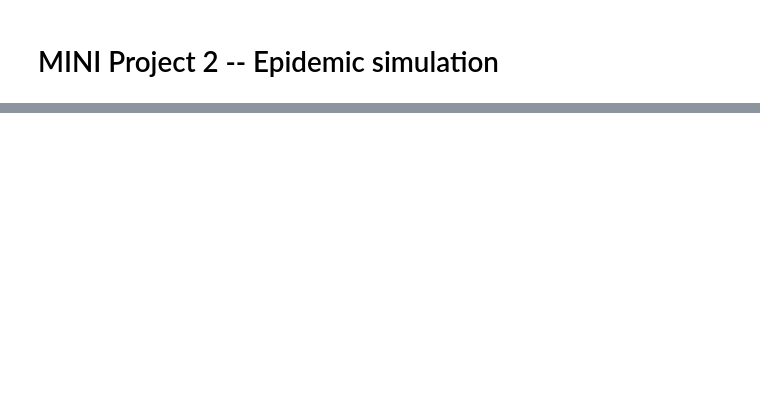
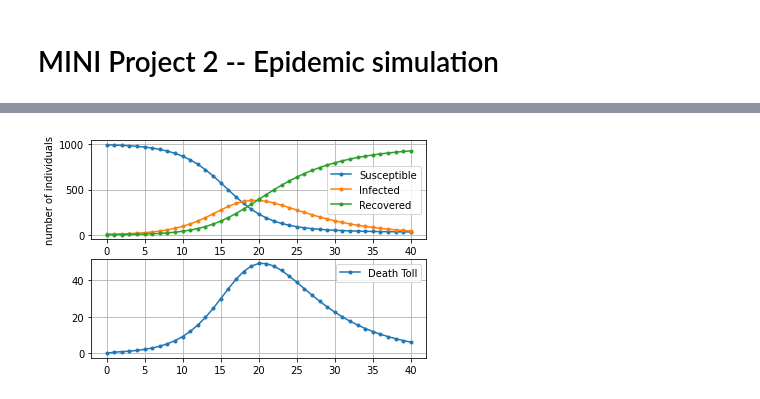
Before and after one commit to ajkbssn/uu-prog1, a Jupyter notebook: src/uu_prog1/epidemic_solution.ipynb, the cells around one changed output, grey strips where cells are left out. Drawn from its saved outputs; the diff is of its cells as text; code cells hidden in the pictures; blank space fills up the shorter version.

Commit message:
feat: add death toll and a few charts

```diff
--- a/src/uu_prog1/epidemic_solution.ipynb
+++ b/src/uu_prog1/epidemic_solution.ipynb
@@ -33,0 +24,20 @@ plt.show()
+# %%
+D = np.diff(R,prepend=0) * 0.9
+# %%
+fig, (ax1, ax2) = plt.subplots(nrows=2)
+
+ax1.plot(t, S, marker=".", linestyle="-", label="Susceptible")
+ax1.plot(t, I, marker=".", linestyle="-", label="Infected")
+ax1.plot(t, R, marker=".", linestyle="-", label="Recovered")
+ax1.set(
+    xlabel="weeks", ylabel="number of individuals", title="",
+)
+ax1.legend()
+ax1.grid()
+
+ax2.plot(t[:len(D)], D, marker=".", linestyle="-", label="Death Toll")
+ax2.legend()
+ax2.grid()
+plt.show()
+# %% [output]
+[figure, added]
```
Also changed, not shown: parts of 5 cells of this notebook.
